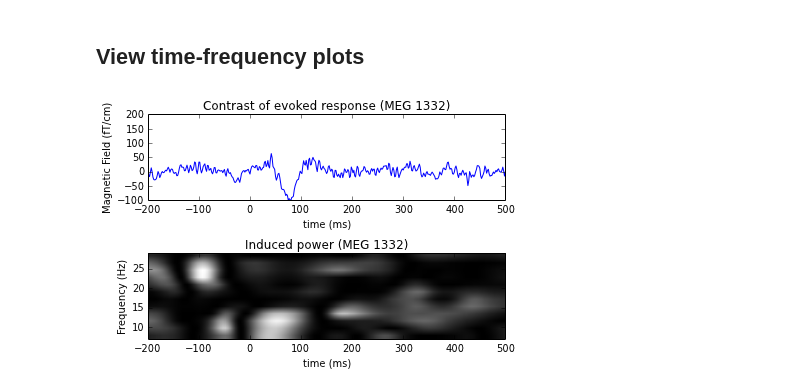
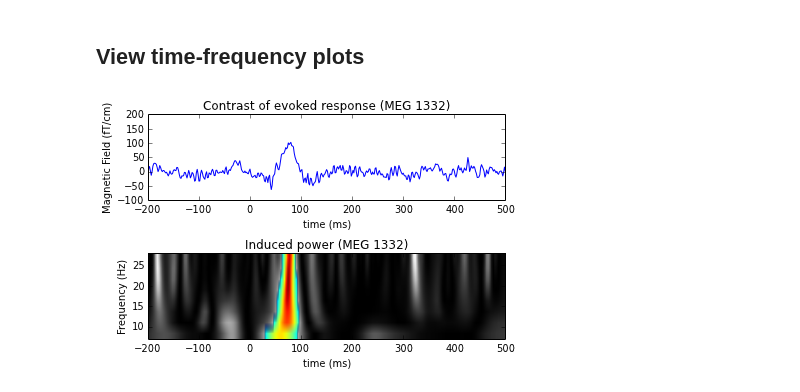
Before and after one commit to mne-tools/mne-python-notebooks, a Jupyter notebook: 5-MNE_time_frequency_label_and_stats.ipynb, the cells around one changed output. Cells and saved outputs as stored; diff of their text form; code cells hidden in the pictures.

```diff
--- a/5-MNE_time_frequency_label_and_stats.ipynb
+++ b/5-MNE_time_frequency_label_and_stats.ipynb
@@ -170,6 +178,11 @@ from mne import fiff
 
 ###############################################################################
 # Set parameters
+raw_fname = data_path + '/MEG/sample/sample_audvis_raw.fif'
+
+raw = fiff.Raw(raw_fname)
+
+event_fname = data_path + '/MEG/sample/sample_audvis_raw-eve.fif'
 events = mne.read_events(event_fname)
 
 picks = fiff.pick_types(raw.info, meg='grad', eeg=False, eog=True,
@@ -205,16 +218,17 @@ from mne.time_frequency import single_trial_power
 # be used to reduce memory usage (and possibly comptuational time of downstream
 # operations such as nonparametric statistics) if you don't need high
 # spectrotemporal resolution.
-decim = 3
-frequencies = np.arange(7, 30, 2)  # define frequencies of interest
-label = mne.read_label(fname_label)
-n_cycles = frequencies / 3.  # different number of cycle per frequency
+
+decim = 2
+frequencies = np.arange(7, 30, 3)  # define frequencies of interest
+Fs = raw.info['sfreq']  # sampling in Hz
+n_cycles = 1.5
 
 powers = []
 for data in epochs_data:
     power = single_trial_power(data, Fs=Fs,
                                frequencies=frequencies,
-                               n_cycles=n_cycles,use_fft=False,
+                               n_cycles=n_cycles, use_fft=False,
                                decim=decim)
 
     power = power[:, 0, :, :]  # only 1 channel to get 3D matrix
@@ -240,29 +254,32 @@ T_obs, clusters, cluster_p_values, H0 = \
 # %% [markdown]
 ## View time-frequency plots
 # %%
-evoked_contrast = epochs_data[0].mean(0) - epochs_data[1].mean(0)
+%matplotlib inline
+import matplotlib.pyplot as plt
+evoked_contrast = epochs_data[1].mean(0) - epochs_data[0].mean(0)
 
 plt.subplot(2, 1, 1)
 plt.plot(times, evoked_contrast.T)
 plt.title('Contrast of evoked response (%s)' % ch_name)
 plt.xlabel('time (ms)')
 plt.ylabel('Magnetic Field (fT/cm)')
 plt.xlim(times[0], times[-1])
 plt.ylim(-100, 200)
 
 plt.subplot(2, 1, 2)
 good_clusters = np.where(cluster_p_values < .05)[0]
 cluster_inds = np.sum([clusters[ii] for ii in good_clusters], 0)
 T_obs_plot = np.ma.masked_array(T_obs, cluster_inds)
 
 for image, cmap in zip([T_obs, T_obs_plot], ['jet', 'gray']):
     plt.imshow(image, cmap=cmap, extent=[times[0], times[-1],
                frequencies[0], frequencies[-1]], aspect='auto',
                origin='lower')
 
 plt.xlabel('time (ms)')
 plt.ylabel('Frequency (Hz)')
 plt.title('Induced power (%s)' % ch_name)
 plt.tight_layout()
+plt.show()
 # %% [output]
-[figure, old version]
+[figure, new version]
```
Also changed, not shown: parts of 3 cells of this notebook, 4 other files.
